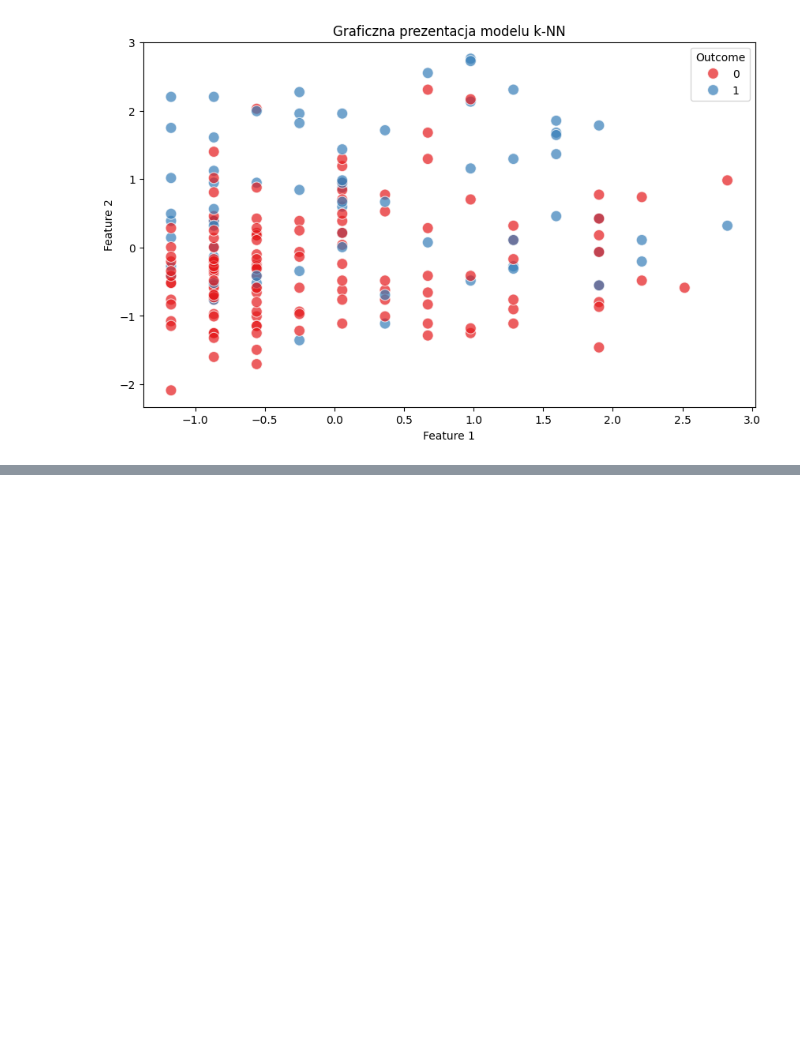
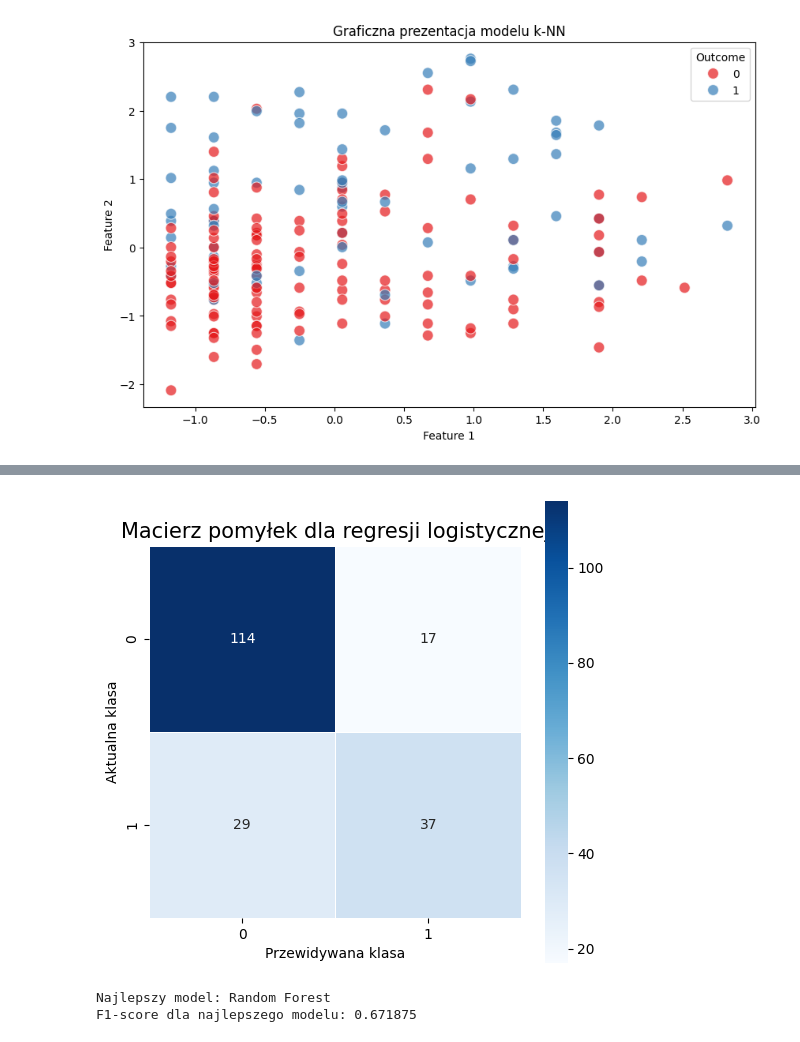
Before and after one commit to l3wandowskyy/ML_Project, a Jupyter notebook: ML_Project.ipynb, the cells around one changed output, grey strips where cells are left out. Cells and saved outputs as stored; diff of their text form; code cells hidden in the pictures; blank space fills up the shorter version.

```diff
--- a/ML_Project.ipynb
+++ b/ML_Project.ipynb
@@ -225,0 +481,50 @@ plt.show()
+# %%
+from sklearn.metrics import confusion_matrix
+import seaborn as sns
+
+# Macierz pomyłek dla regresji logistycznej
+cm_lr = confusion_matrix(y_test, lr_predictions_optimized)
+
+# Rysowanie macierzy pomyłek
+plt.figure(figsize=(6, 6))
+sns.heatmap(cm_lr, annot=True, fmt="d", linewidths=.5, square=True, cmap='Blues')
+plt.ylabel('Aktualna klasa')
+plt.xlabel('Przewidywana klasa')
+plt.title('Macierz pomyłek dla regresji logistycznej', size=15)
+plt.show()
+# %% [output]
+[figure, added]
+# %%
+# Wybór najlepszego modelu
+models = {
+    "k-NN": best_knn_model,
+    "Decision Tree": best_dt_model,
+    "Random Forest": best_rf_model,
+    "Logistic Regression": best_lr_model
+}
+
+best_model_name = ""
+best_f1_score = 0
+
+# Iteracja po modelach
+for name, model in models.items():
+    # Dopasowanie modelu
+    model.fit(X_train_scaled, y_train)
+
+    # Prognozy na zbiorze testowym
+    y_pred = model.predict(X_test_scaled)
+
+    # Obliczanie F1-score
+    f1 = f1_score(y_test, y_pred)
+
+    # Wybór najlepszego modelu
+    if f1 > best_f1_score:
+        best_f1_score = f1
+        best_model_name = name
+
+# Wyświetlenie najlepszego modelu
+print("Najlepszy model:", best_model_name)
+print("F1-score dla najlepszego modelu:", best_f1_score)
+# %% [output]
+Najlepszy model: Random Forest
+F1-score dla najlepszego modelu: 0.671875
```
Also changed, not shown: parts of 6 cells of this notebook.
